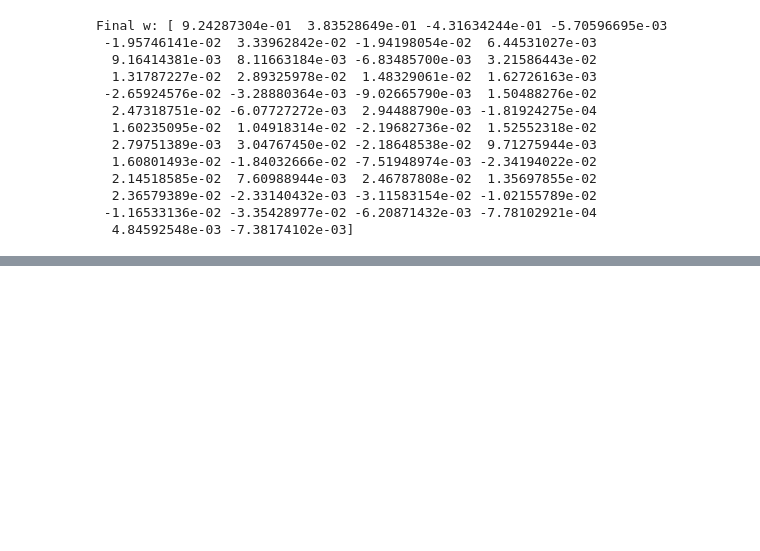
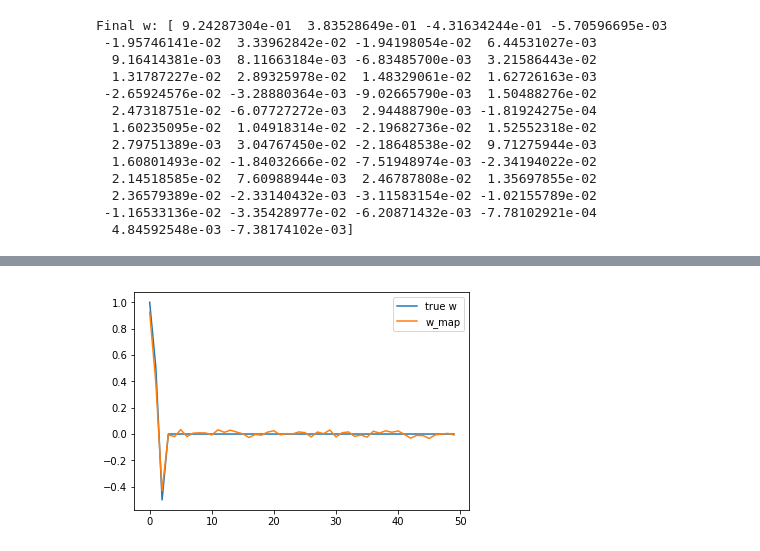
Before and after one commit to ryanmercadante/Linear-Regression-in-Python, a Jupyter notebook: l1_regularization.ipynb, the cells around one changed output, grey strips where cells are left out. Drawn from its saved outputs; the diff is of its cells as text; code cells hidden in the pictures; blank space fills up the shorter version.

```diff
--- a/l1_regularization.ipynb
+++ b/l1_regularization.ipynb
@@ -100,8 +100,8 @@ Final w: [ 9.24287304e-01  3.83528649e-01 -4.31634244e-01 -5.70596695e-03
  -1.16533136e-02 -3.35428977e-02 -6.20871432e-03 -7.78102921e-04
   4.84592548e-03 -7.38174102e-03]
 # %%
-plt.plot(true_w), label='true w'
-plt.plot(w, label='w')
+plt.plot(true_w, label='true w')
+plt.plot(w, label='w_map')
 plt.legend()
 plt.show()
 # %% [output]
@@ -108,0 +108 @@ SyntaxError: can't assign to function call (<ipython-input-19-025721ecbca9>, lin
+[figure, added]
```
Also changed, not shown: parts of 1 cell of this notebook.
